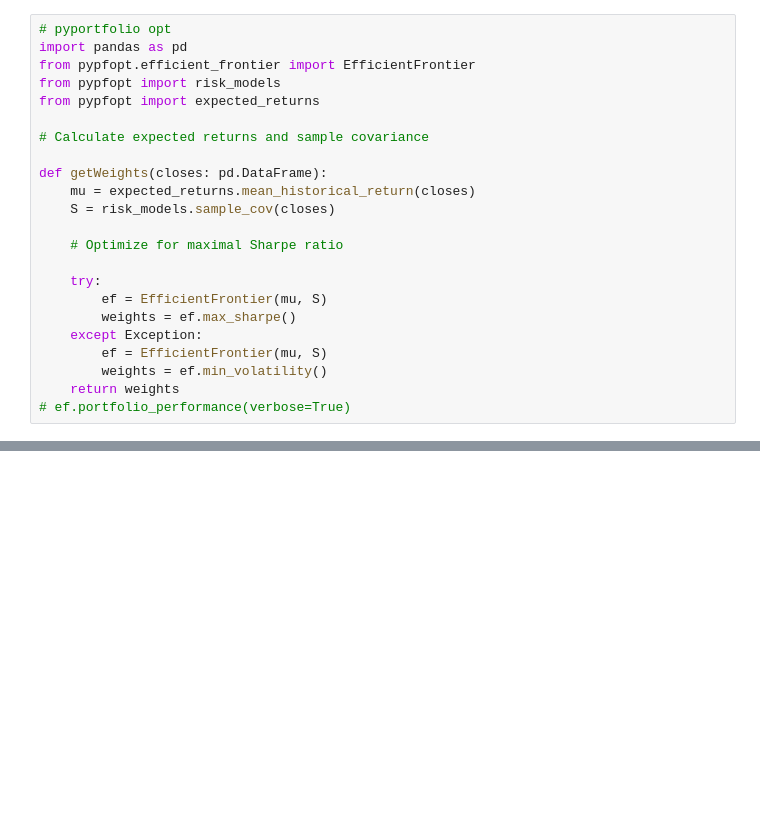
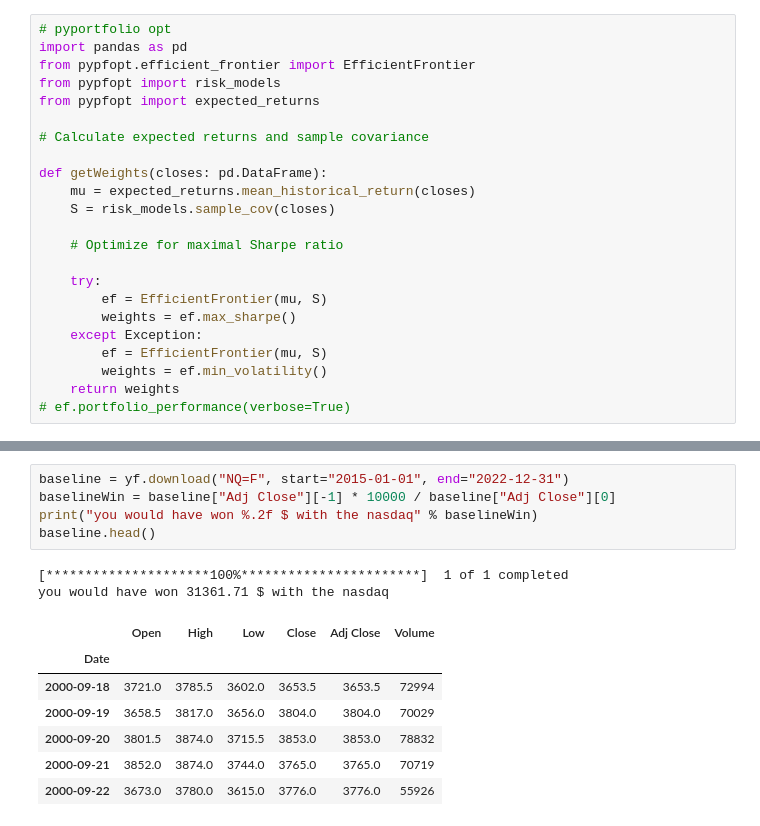
Before and after one commit to JustinGuese/tradingbot22-tradingbots, a Jupyter notebook: src/explore.ipynb, the cells around one changed output, grey strips where cells are left out. Drawn from its saved outputs; the diff is of its cells as text; blank space fills up the shorter version.

```diff
--- a/src/explore.ipynb
+++ b/src/explore.ipynb
@@ -149,0 +195,15 @@ plt.plot(portfolioTotalWorth)
+# %%
+baseline = yf.download("NQ=F", start="2015-01-01", end="2022-12-31")
+baselineWin = baseline["Adj Close"][-1] * 10000 / baseline["Adj Close"][0]
+print("you would have won %.2f $ with the nasdaq" % baselineWin)
+baseline.head()
+# %% [output]
+[*********************100%***********************]  1 of 1 completed
+you would have won 31361.71 $ with the nasdaq
+|  | Open | High | Low | Close | Adj Close | Volume |
+| Date |  |  |  |  |  |  |
+| 2000-09-18 | 3721.0 | 3785.5 | 3602.0 | 3653.5 | 3653.5 | 72994 |
+| 2000-09-19 | 3658.5 | 3817.0 | 3656.0 | 3804.0 | 3804.0 | 70029 |
+| 2000-09-20 | 3801.5 | 3874.0 | 3715.5 | 3853.0 | 3853.0 | 78832 |
+| 2000-09-21 | 3852.0 | 3874.0 | 3744.0 | 3765.0 | 3765.0 | 70719 |
+| 2000-09-22 | 3673.0 | 3780.0 | 3615.0 | 3776.0 | 3776.0 | 55926 |
```
Also changed, not shown: parts of 19 cells of this notebook, 7 other files.
